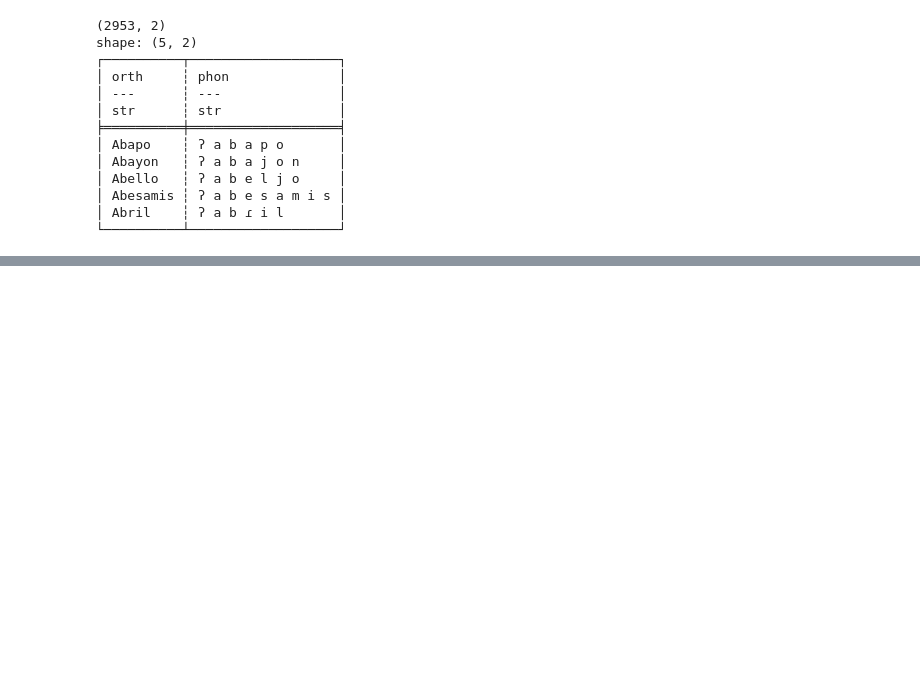
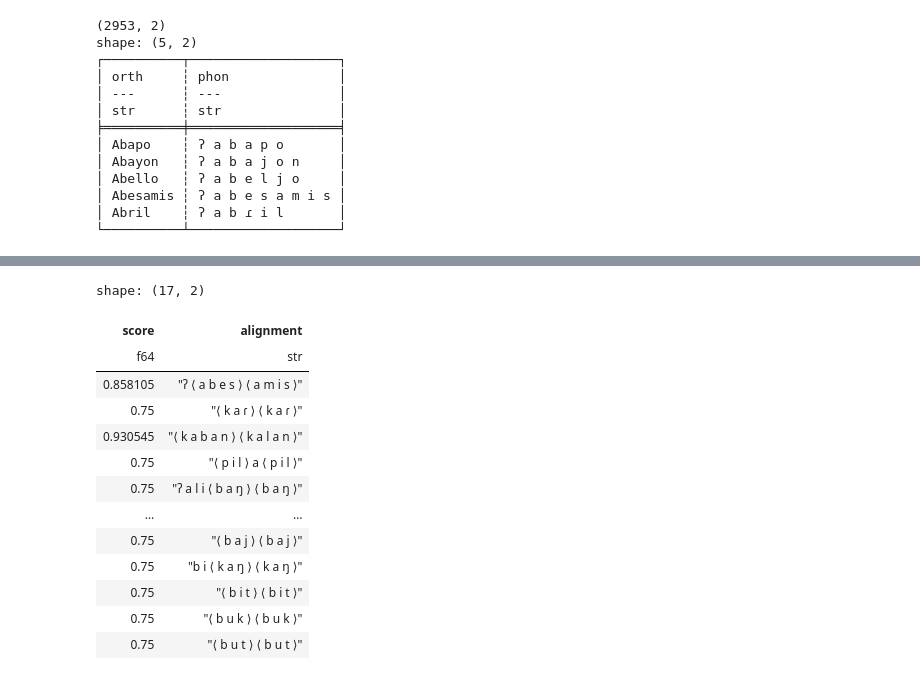
Before and after one commit to colincwilson/phonopy, a Jupyter notebook: demo/self_alignment_demo.ipynb, the cells around one changed output, grey strips where cells are left out. Saved outputs shown, nothing was run; the diff lists cells and outputs as text; code cells hidden in the pictures; blank space fills up the shorter version.

```diff
--- a/demo/self_alignment_demo.ipynb
+++ b/demo/self_alignment_demo.ipynb
@@ -64,0 +75,17 @@ pprint(alignments)
+# %%
+alignments_df.filter(pl.col("score") > 0.75)
+# %% [output]
+shape: (17, 2)
+| score | alignment |
+| f64 | str |
+| 0.858105 | "ʔ ⟨ a b e s ⟩ ⟨ a m i s ⟩" |
+| 0.75 | "⟨ k a ɾ ⟩ ⟨ k a ɾ ⟩" |
+| 0.930545 | "⟨ k a b a n ⟩ ⟨ k a l a n ⟩" |
+| 0.75 | "⟨ p i l ⟩ a ⟨ p i l ⟩" |
+| 0.75 | "ʔ a l i ⟨ b a ŋ ⟩ ⟨ b a ŋ ⟩" |
+| … | … |
+| 0.75 | "⟨ b a j ⟩ ⟨ b a j ⟩" |
+| 0.75 | "b i ⟨ k a ŋ ⟩ ⟨ k a ŋ ⟩" |
+| 0.75 | "⟨ b i t ⟩ ⟨ b i t ⟩" |
+| 0.75 | "⟨ b u k ⟩ ⟨ b u k ⟩" |
+| 0.75 | "⟨ b u t ⟩ ⟨ b u t ⟩" |
```
Also changed, not shown: parts of 4 cells of this notebook.
